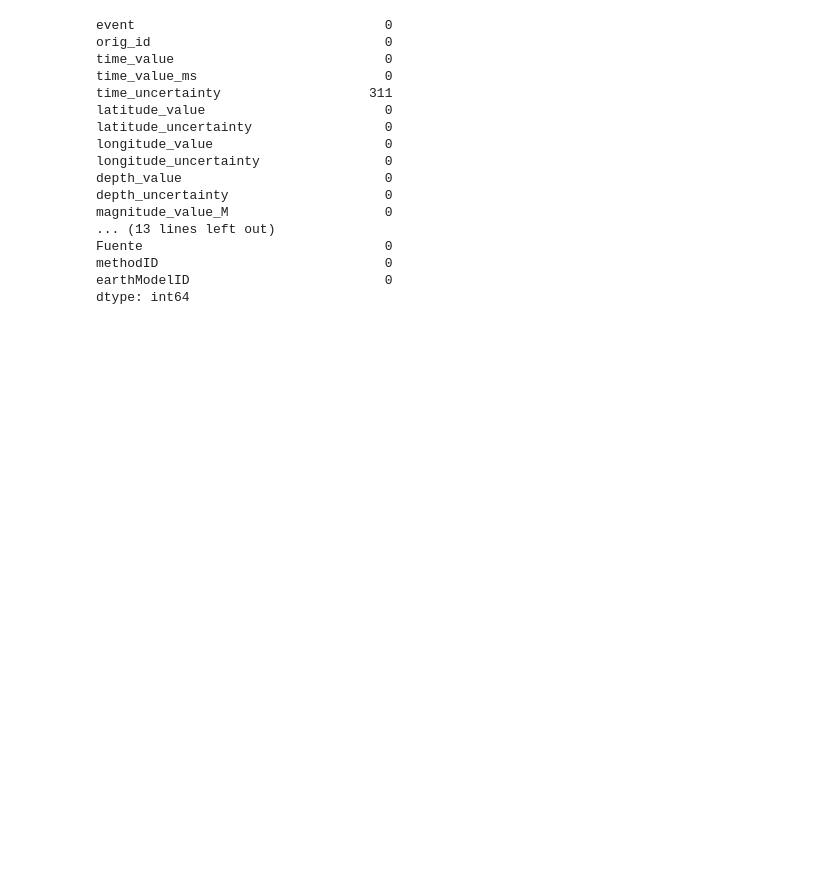
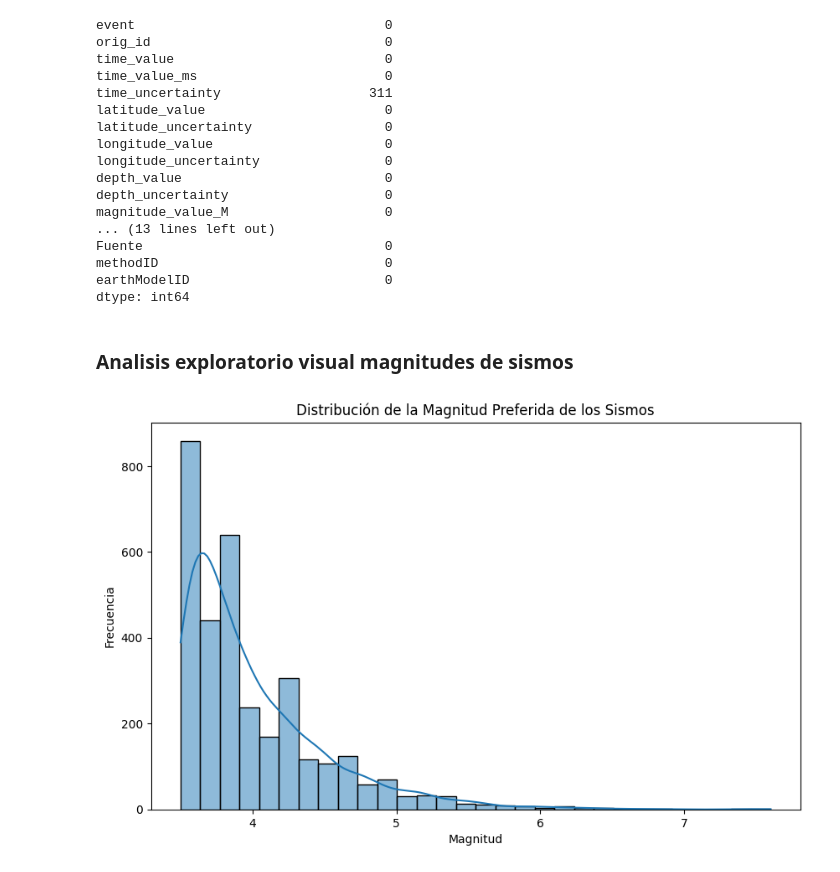
Before and after one commit to nandobpc/Seminario-Grupo10-Definitivo, a Jupyter notebook: script_prueba/machine_learning.ipynb, the cells around one changed output. Cells and saved outputs as stored; diff of their text form; code cells hidden in the pictures; blank space fills up the shorter version.

```diff
--- a/script_prueba/machine_learning.ipynb
+++ b/script_prueba/machine_learning.ipynb
@@ -94,3 +94,17 @@ Fuente                               0
 methodID                             0
 earthModelID                         0
 dtype: int64
+# %% [markdown]
+### Analisis exploratorio visual magnitudes de sismos
+# %%
+import matplotlib. pyplot as plt
+
+
+plt.figure(figsize=(10,6))
+sns.histplot(df['magnitude_value_P'], bins=30, kde=True)
+plt.title("Distribución de la Magnitud Preferida de los Sismos")
+plt.xlabel("Magnitud")
+plt.ylabel("Frecuencia")
+plt.show()
+# %% [output]
+[figure, added]
```
Also changed, not shown: parts of 4 cells of this notebook.
